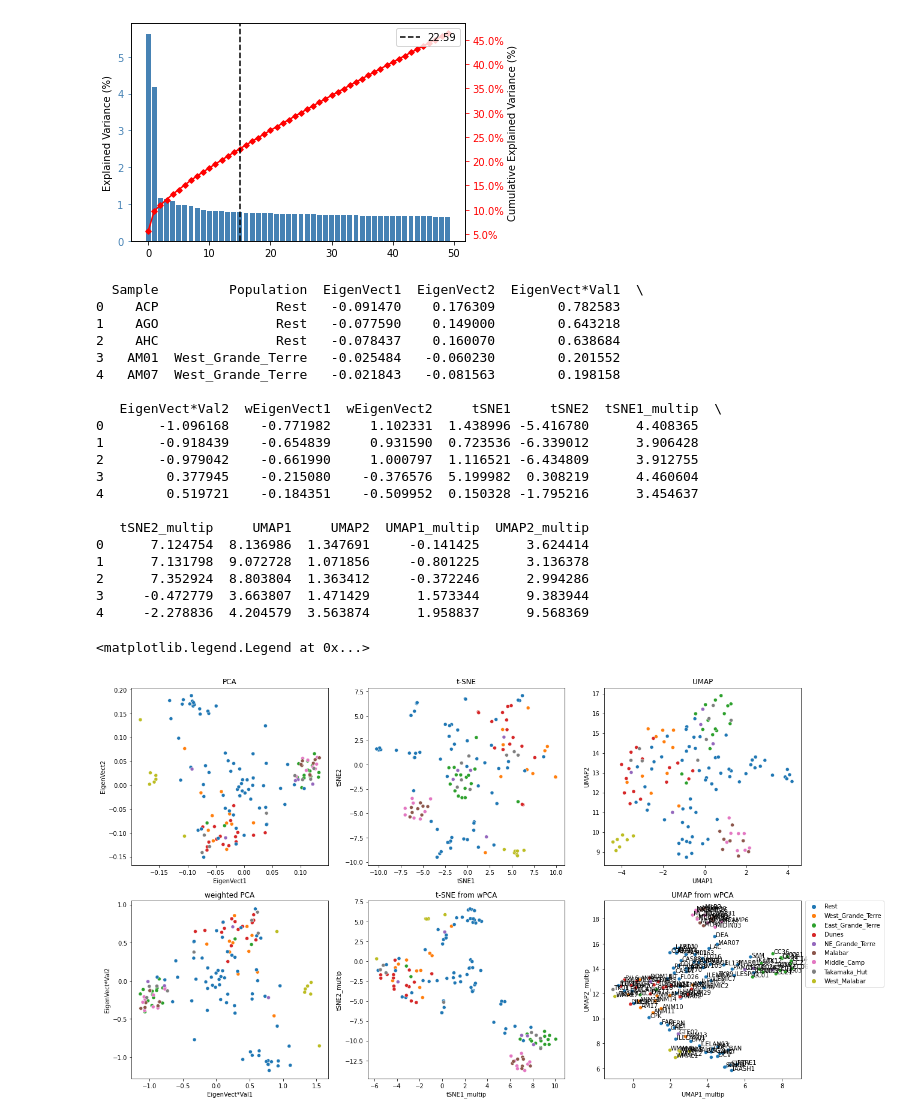
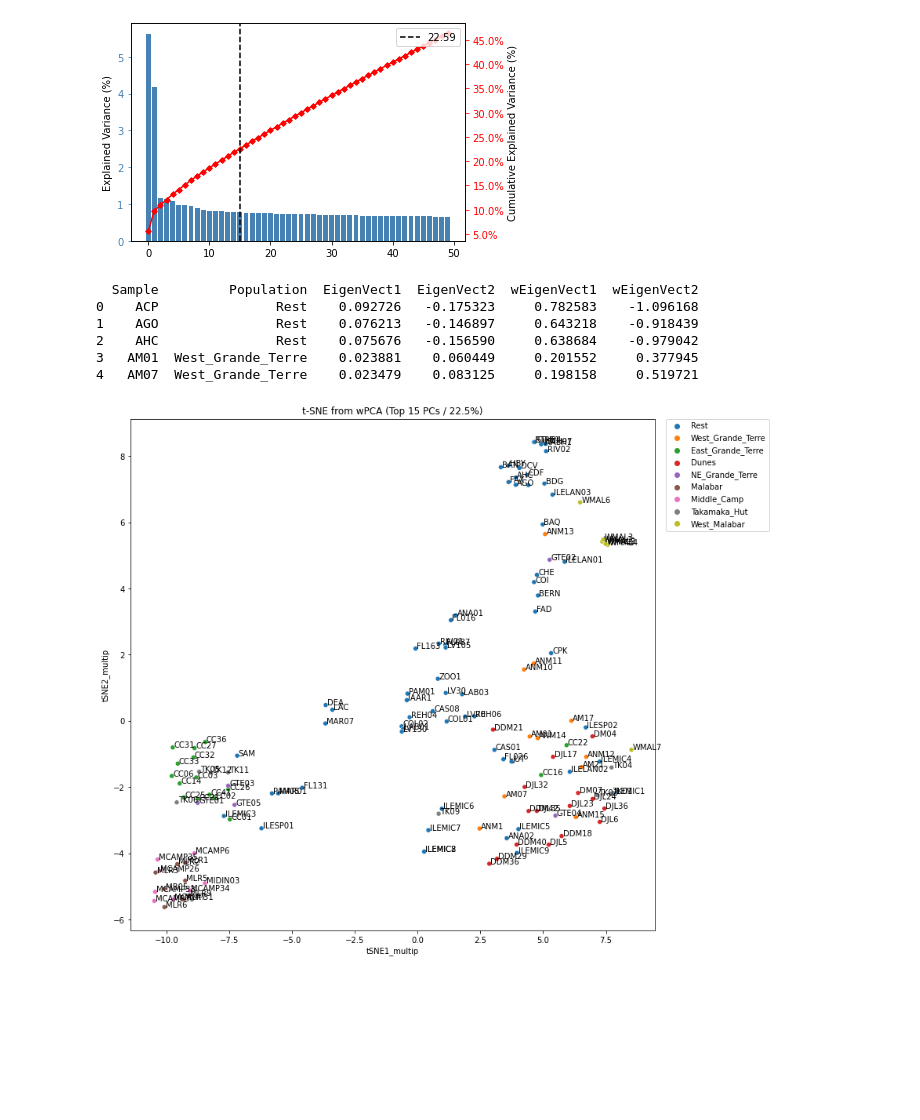
Before and after one commit to uzelkerem/AGT_Population, a Jupyter notebook: Aldabra_P_T_U_single.ipynb, the cells around one changed output. Cells and saved outputs as stored; diff of their text form; code cells hidden in the pictures; blank space fills up the shorter version.

```diff
--- a/Aldabra_P_T_U_single.ipynb
+++ b/Aldabra_P_T_U_single.ipynb
@@ -59,8 +59,8 @@ deneme= pd.read_csv("mm1_50_maf05.txt", sep='\t', header=None)
 # %%
 #loading the covariance matrix
 
-#cov_mat= pd.read_excel(r'mm1_50_maf05.xls')
-cov_mat= pd.read_csv("mm1_20_maf01.txt", sep=' ', header=None)
+cov_mat= pd.read_excel(r'mm1_50_maf05.xls')
+#cov_mat= pd.read_csv("mm1_20_maf01.txt", sep=' ', header=None)
 cov_mat_np=cov_mat.to_numpy()
 
 print(cov_mat.shape)
@@ -77,8 +77,8 @@ eigen_vals, eigen_vecs = np.linalg.eig(cov_mat_np)
 
 # sorting them from largest to smallest
 
-idx = eigenvals.argsort()[::-1]
-eigenValues = eigenvals[idx]
+idx = eigen_vals.argsort()[::-1]
+eigenValues = eigen_vals[idx]
 eigenVectors = eigen_vecs[:,idx]
 
 
@@ -172,26 +165,12 @@ Data_Struct['wEigenVect2']=eigvec_mltply_val.real[:,1]
 
 print(Data_Struct.head(5))
 # %% [output]
-  Sample         Population  EigenVect1  EigenVect2  EigenVect*Val1  \
-0    ACP               Rest   -0.091470    0.176309        0.782583
-1    AGO               Rest   -0.077590    0.149000        0.643218
-2    AHC               Rest   -0.078437    0.160070        0.638684
-3   AM01  West_Grande_Terre   -0.025484   -0.060230        0.201552
-4   AM07  West_Grande_Terre   -0.021843   -0.081563        0.198158
-
-   EigenVect*Val2  wEigenVect1  wEigenVect2     tSNE1     tSNE2  tSNE1_multip  \
-0       -1.096168    -0.771982     1.102331  1.438996 -5.416780      4.408365
-1       -0.918439    -0.654839     0.931590  0.723536 -6.339012      3.906428
-2       -0.979042    -0.661990     1.000797  1.116521 -6.434809      3.912755
-3        0.377945    -0.215080    -0.376576  5.199982  0.308219      4.460604
-4        0.519721    -0.184351    -0.509952  0.150328 -1.795216      3.454637
-
-   tSNE2_multip     UMAP1     UMAP2  UMAP1_multip  UMAP2_multip
-0      7.124754  8.136986  1.347691     -0.141425      3.624414
-1      7.131798  9.072728  1.071856     -0.801225      3.136378
-2      7.352924  8.803804  1.363412     -0.372246      2.994286
-3     -0.472779  3.663807  1.471429      1.573344      9.383944
-4     -2.278836  4.204579  3.563874      1.958837      9.568369
+  Sample         Population  EigenVect1  EigenVect2  wEigenVect1  wEigenVect2
+0    ACP               Rest    0.092726   -0.175323     0.782583    -1.096168
+1    AGO               Rest    0.076213   -0.146897     0.643218    -0.918439
+2    AHC               Rest    0.075676   -0.156590     0.638684    -0.979042
+3   AM01  West_Grande_Terre    0.023881    0.060449     0.201552     0.377945
+4   AM07  West_Grande_Terre    0.023479    0.083125     0.198158     0.519721
 # %%
 # Number of principal components to use
 n_pc = 15
@@ -232,17 +211,28 @@ fig, axs = plt.subplots(2, 3,figsize=(20, 12))
 #axs[1,1] = Data_Struct.plot.scatter(x='X1',y='X2',c='Population')
 
 sns.scatterplot(ax=axs[0,0],data=Data_Struct, x='EigenVect1', y='EigenVect2', hue='Population',legend = False).set(title='PCA')
-sns.scatterplot(ax=axs[0,1],data=Data_Struct, x='tSNE1', y='tSNE2', hue='Population',legend = False).set(title='t-SNE')
-sns.scatterplot(ax=axs[0,2],data=Data_Struct, x='UMAP1', y='UMAP2', hue='Population',legend = False).set(title='UMAP')
+sns.scatterplot(ax=axs[0,1],data=Data_Struct, x='tSNE1', y='tSNE2', hue='Population',legend = False).set(title='t-SNE (Top 15 PCs / 22.5%)')
+sns.scatterplot(ax=axs[0,2],data=Data_Struct, x='UMAP1', y='UMAP2', hue='Population',legend = False).set(title='UMAP (Top 15 PCs / 22.5%)')
 #plt.legend(bbox_to_anchor=(1.02, 1), loc='upper left', borderaxespad=0)
 
-sns.scatterplot(ax=axs[1,0],data=Data_Struct, x='EigenVect*Val1', y='EigenVect*Val2', hue='Population',legend = False).set(title='weighted PCA')
-sns.scatterplot(ax=axs[1,1],data=Data_Struct, x='tSNE1_multip', y='tSNE2_multip', hue='Population',legend = False).set(title='t-SNE from wPCA')
-sns.scatterplot(ax=axs[1,2],data=Data_Struct, x='UMAP1_multip', y='UMAP2_multip', hue='Population').set(title='UMAP from wPCA')
-for i in range(1,143):
-    plt.text(x=Data_Struct['UMAP1_multip'][i]+0.05, y=Data_Struct['UMAP2_multip'][i],s=Data_Struct['Sample'][i])
+sns.scatterplot(ax=axs[1,0],data=Data_Struct, x='wEigenVect1', y='wEigenVect2', hue='Population',legend = False).set(title='weighted PCA')
+sns.scatterplot(ax=axs[1,1],data=Data_Struct, x='tSNE1_multip', y='tSNE2_multip', hue='Population',legend = False).set(title='t-SNE from wPCA (Top 15 PCs / 22.5%)')
+sns.scatterplot(ax=axs[1,2],data=Data_Struct, x='UMAP1_multip', y='UMAP2_multip', hue='Population').set(title='UMAP from wPCA (Top 15 PCs / 22.5%)')
+#for i in range(1,143):
+#    plt.text(x=Data_Struct['UMAP1_multip'][i]+0.05, y=Data_Struct['UMAP2_multip'][i],s=Data_Struct['Sample'][i])
 
 plt.legend(bbox_to_anchor=(1.02, 1), loc='upper left', borderaxespad=0)
+plt.savefig('PCA_tSNE_UMAP_top15PCs.tiff')
-# %% [output]
-<matplotlib.legend.Legend at 0x...>
-[figure, removed]
+# %%
+#single plot with text
+fig, axs = plt.subplots(1, 1,figsize=(12, 12))
+
+sns.scatterplot(ax=axs,data=Data_Struct, x='tSNE1_multip', y='tSNE2_multip', hue='Population').set(title='t-SNE from wPCA (Top 15 PCs / 22.5%)')
+
+for i in range(1,143):
+    plt.text(x=Data_Struct['tSNE1_multip'][i]+0.05, y=Data_Struct['tSNE2_multip'][i],s=Data_Struct['Sample'][i])
+
+plt.legend(bbox_to_anchor=(1.02, 1), loc='upper left', borderaxespad=0)
+plt.savefig('tSNE_with_Samplenametexts.png',dpi=100,transparent = False,facecolor='white')
+# %% [output]
+[figure, added]
```
Also changed, not shown: parts of 2 cells of this notebook.
